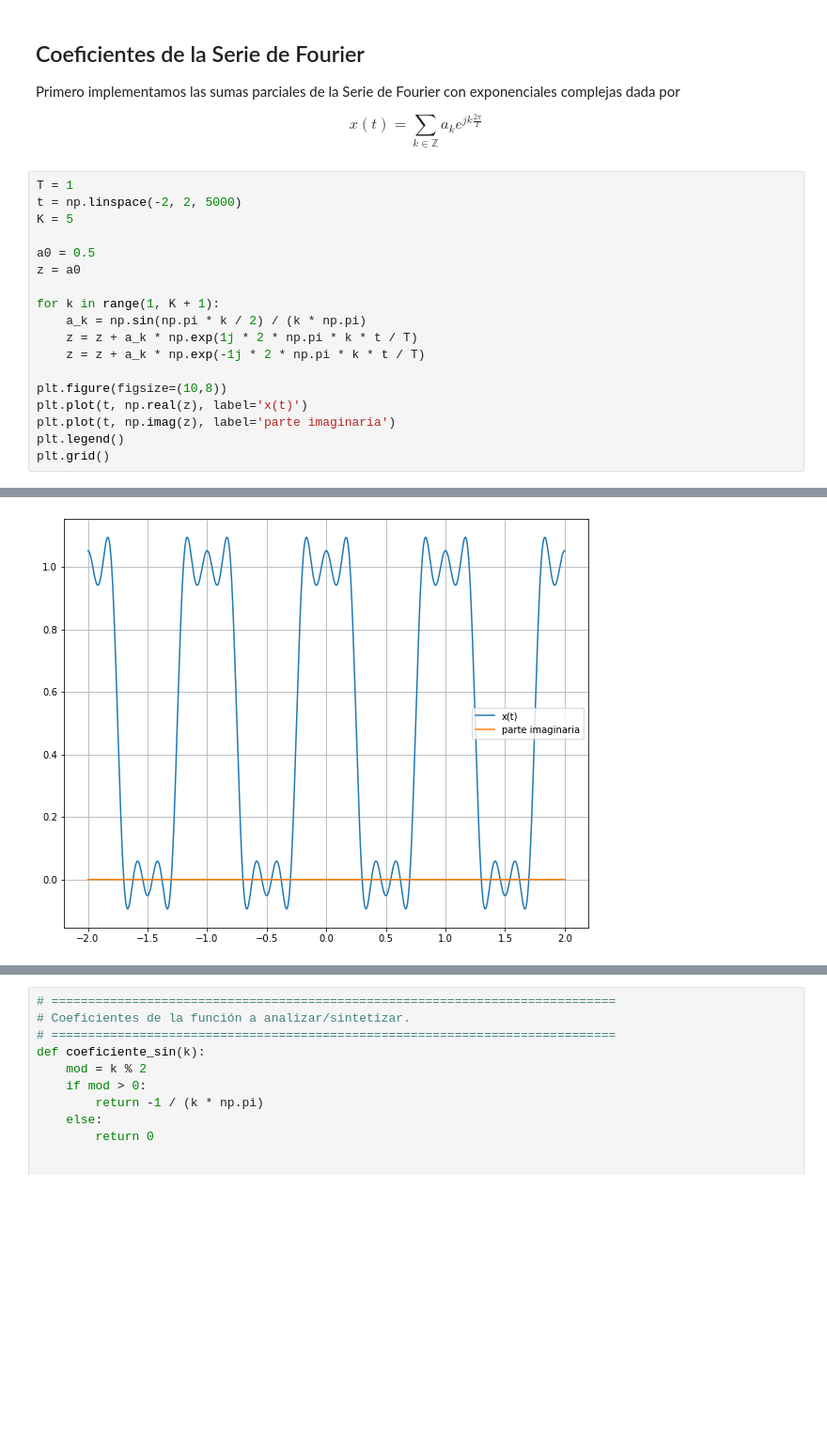
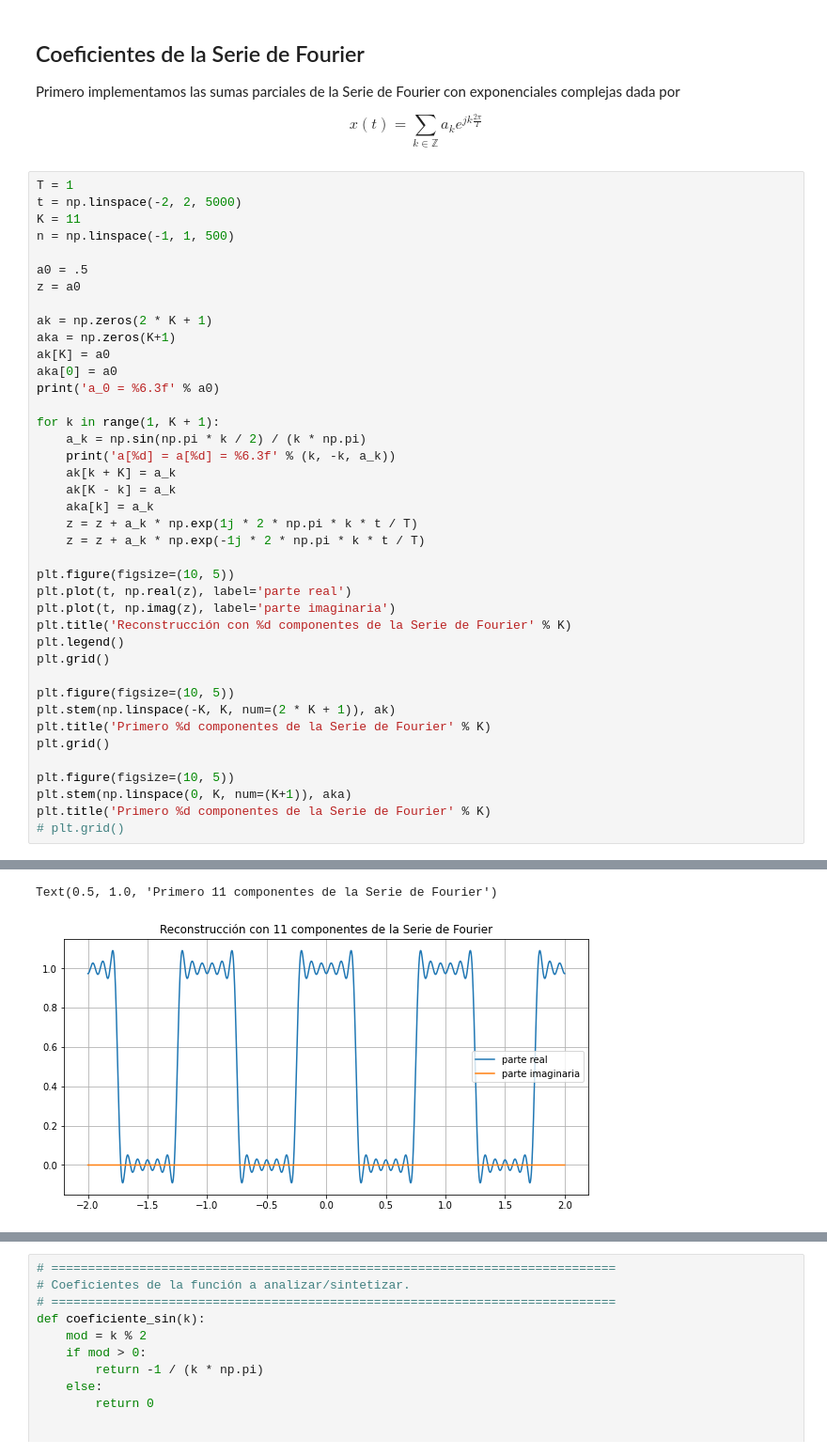
Before and after one commit to seys-fing/scripts, a Jupyter notebook: seys_03_SdeF_onda_cuadrada_exponenciales.ipynb, the cells around one changed output, grey strips where cells are left out. Shown: that part at 94% size. Drawn from its saved outputs; the diff is of its cells as text; blank space fills up the shorter version.

```diff
--- a/seys_03_SdeF_onda_cuadrada_exponenciales.ipynb
+++ b/seys_03_SdeF_onda_cuadrada_exponenciales.ipynb
@@ -33,19 +33,41 @@ $$x(t)=\sum_{k\in \mathbb Z} a_ke^{jk\frac{2\pi}{T}}\tag{1}$$
 # %%
 T = 1
 t = np.linspace(-2, 2, 5000)
-K = 5
+K = 11
+n = np.linspace(-1, 1, 500)
 
-a0 = 0.5
+a0 = .5
 z = a0
+
+ak = np.zeros(2 * K + 1)
+aka = np.zeros(K+1)
+ak[K] = a0
+aka[0] = a0
+print('a_0 = %6.3f' % a0)
 
 for k in range(1, K + 1):
     a_k = np.sin(np.pi * k / 2) / (k * np.pi)
+    print('a[%d] = a[%d] = %6.3f' % (k, -k, a_k))
+    ak[k + K] = a_k
+    ak[K - k] = a_k
+    aka[k] = a_k
     z = z + a_k * np.exp(1j * 2 * np.pi * k * t / T)
     z = z + a_k * np.exp(-1j * 2 * np.pi * k * t / T)
 
-plt.figure(figsize=(10,8))
-plt.plot(t, np.real(z), label='x(t)')
+plt.figure(figsize=(10, 5))
+plt.plot(t, np.real(z), label='parte real')
 plt.plot(t, np.imag(z), label='parte imaginaria')
+plt.title('Reconstrucción con %d componentes de la Serie de Fourier' % K)
 plt.legend()
 plt.grid()
+
+plt.figure(figsize=(10, 5))
+plt.stem(np.linspace(-K, K, num=(2 * K + 1)), ak)
+plt.title('Primero %d componentes de la Serie de Fourier' % K)
+plt.grid()
+
+plt.figure(figsize=(10, 5))
+plt.stem(np.linspace(0, K, num=(K+1)), aka)
+plt.title('Primero %d componentes de la Serie de Fourier' % K)
+# plt.grid()
 # %% [output]
@@ -52 +86,2 @@ plt.grid()
+Text(0.5, 1.0, 'Primero 11 componentes de la Serie de Fourier')
-[figure, old version]
+[figure, new version]
```
Also changed, not shown: parts of 3 cells of this notebook, 2 other files.
